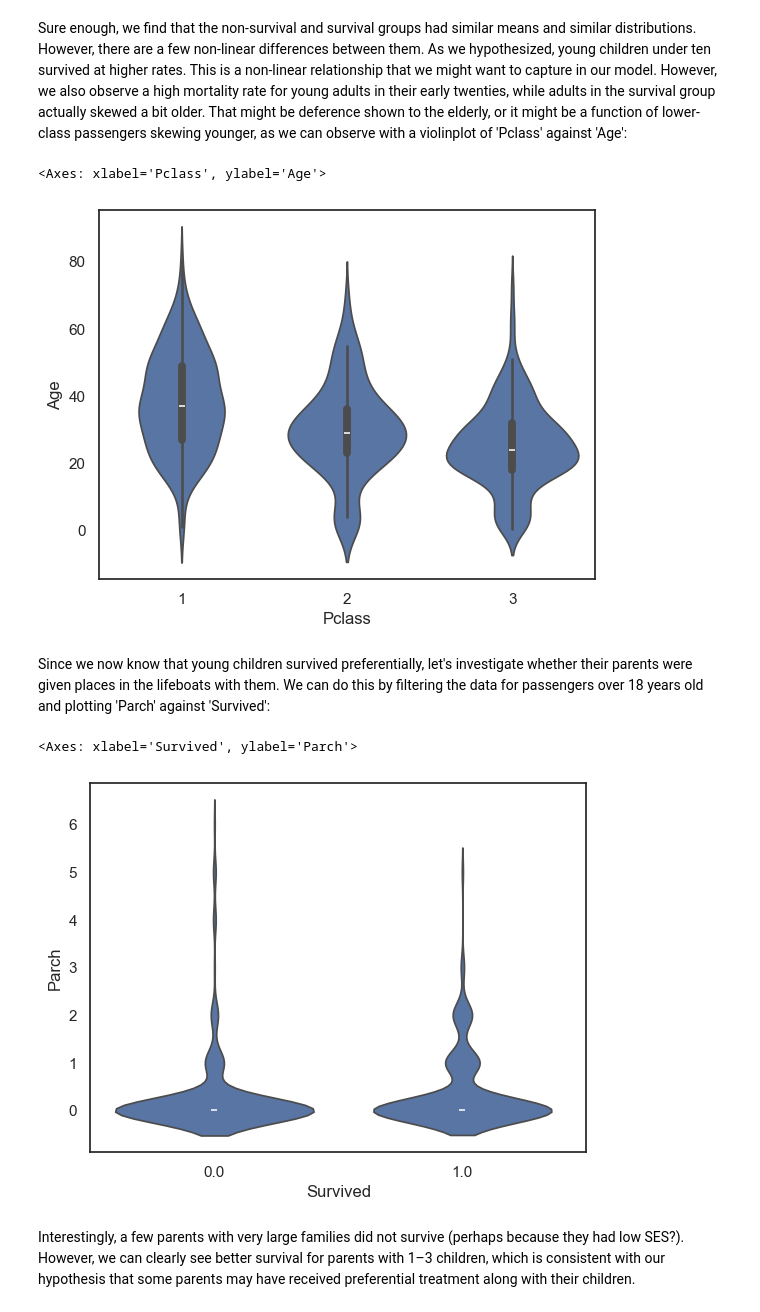
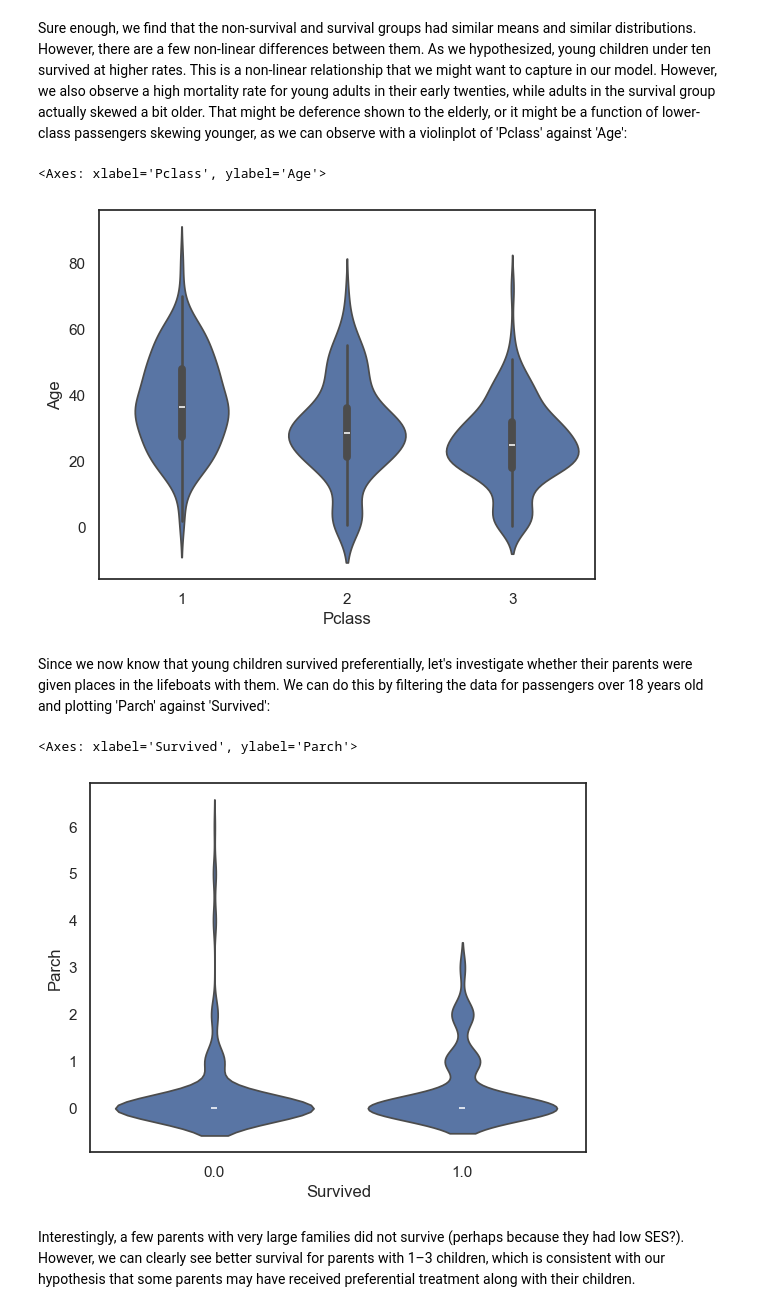
Before and after one commit to chriscarrollsmith/kaggle_notebooks, a Jupyter notebook: Titanic.ipynb, the cells around one changed output. Drawn from its saved outputs; the diff is of its cells as text; code cells hidden in the pictures.

```diff
--- a/Titanic.ipynb
+++ b/Titanic.ipynb
@@ -299,17 +292,17 @@ sns.violinplot(data=train,x="Survived", y="Age")
 # %% [markdown]
 Sure enough, we find that the non-survival and survival groups had similar means and similar distributions. However, there are a few non-linear differences between them. As we hypothesized, young children under ten survived at higher rates. This is a non-linear relationship that we might want to capture in our model. However, we also observe a high mortality rate for young adults in their early twenties, while adults in the survival group actually skewed a bit older. That might be deference shown to the elderly, or it might be a function of lower-class passengers skewing younger, as we can observe with a violinplot of 'Pclass' against 'Age':
 # %%
-sns.violinplot(x='Pclass',y='Age',data=train)
+sns.violinplot(x='Pclass',y='Age',data=pretrain)
 # %% [output]
 <Axes: xlabel='Pclass', ylabel='Age'>
-[figure, old version]
+[figure, new version]
 # %% [markdown]
 Since we now know that young children survived preferentially, let's investigate whether their parents were given places in the lifeboats with them. We can do this by filtering the data for passengers over 18 years old and plotting 'Parch' against 'Survived':
 # %%
-sns.violinplot(x='Survived',y='Parch',data=train.where(cond=train['Age'] > 18))
+sns.violinplot(x='Survived',y='Parch',data=pretrain.where(cond=pretrain['Age'] > 18))
 # %% [output]
 <Axes: xlabel='Survived', ylabel='Parch'>
-[figure, old version]
+[figure, new version]
 # %% [markdown]
 Interestingly, a few parents with very large families did not survive (perhaps because they had low SES?). However, we can clearly see better survival for parents with 1–3 children, which is consistent with our hypothesis that some parents may have received preferential treatment along with their children.
 # %% [markdown]
```
Also changed, not shown: parts of 100 cells of this notebook.
